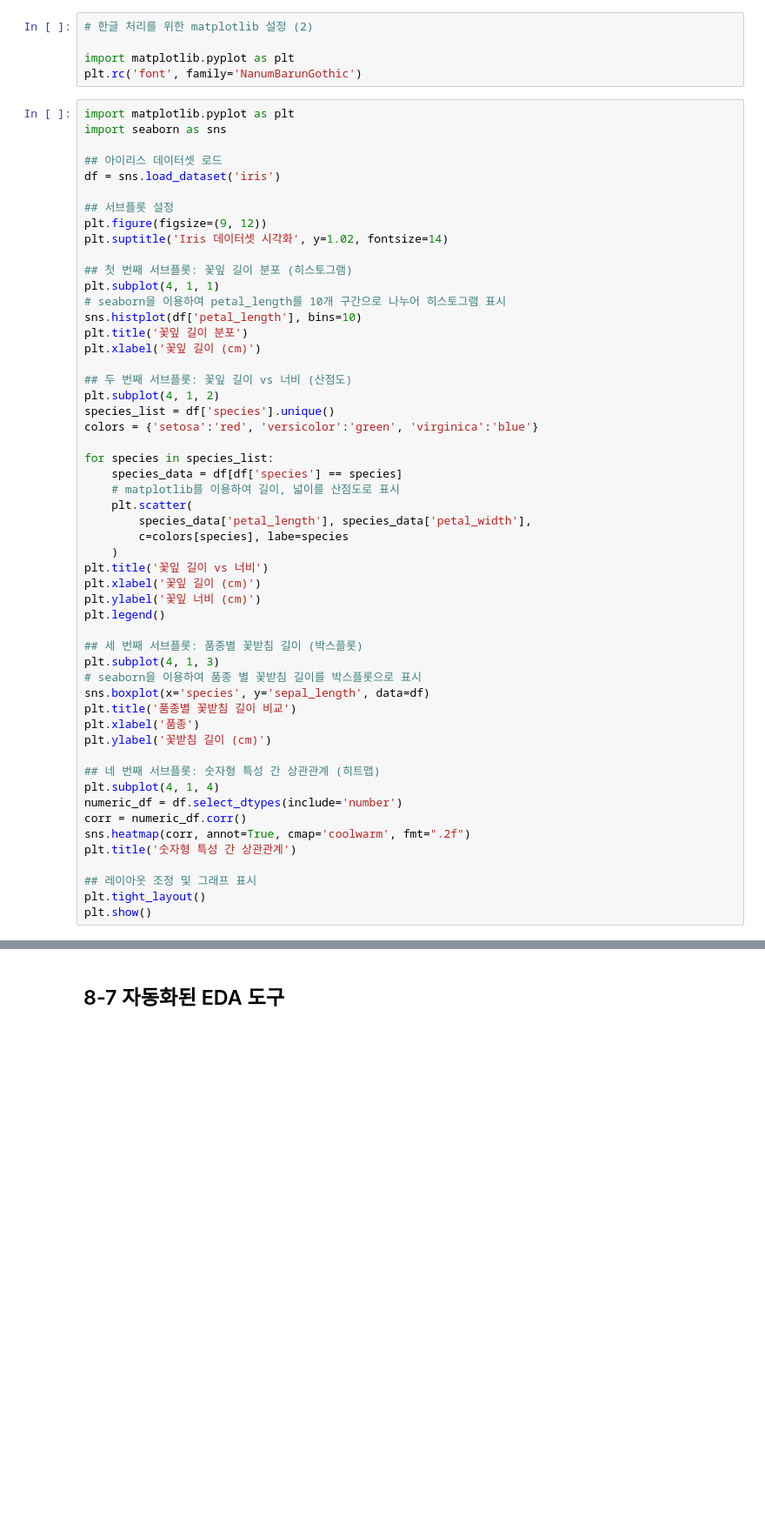
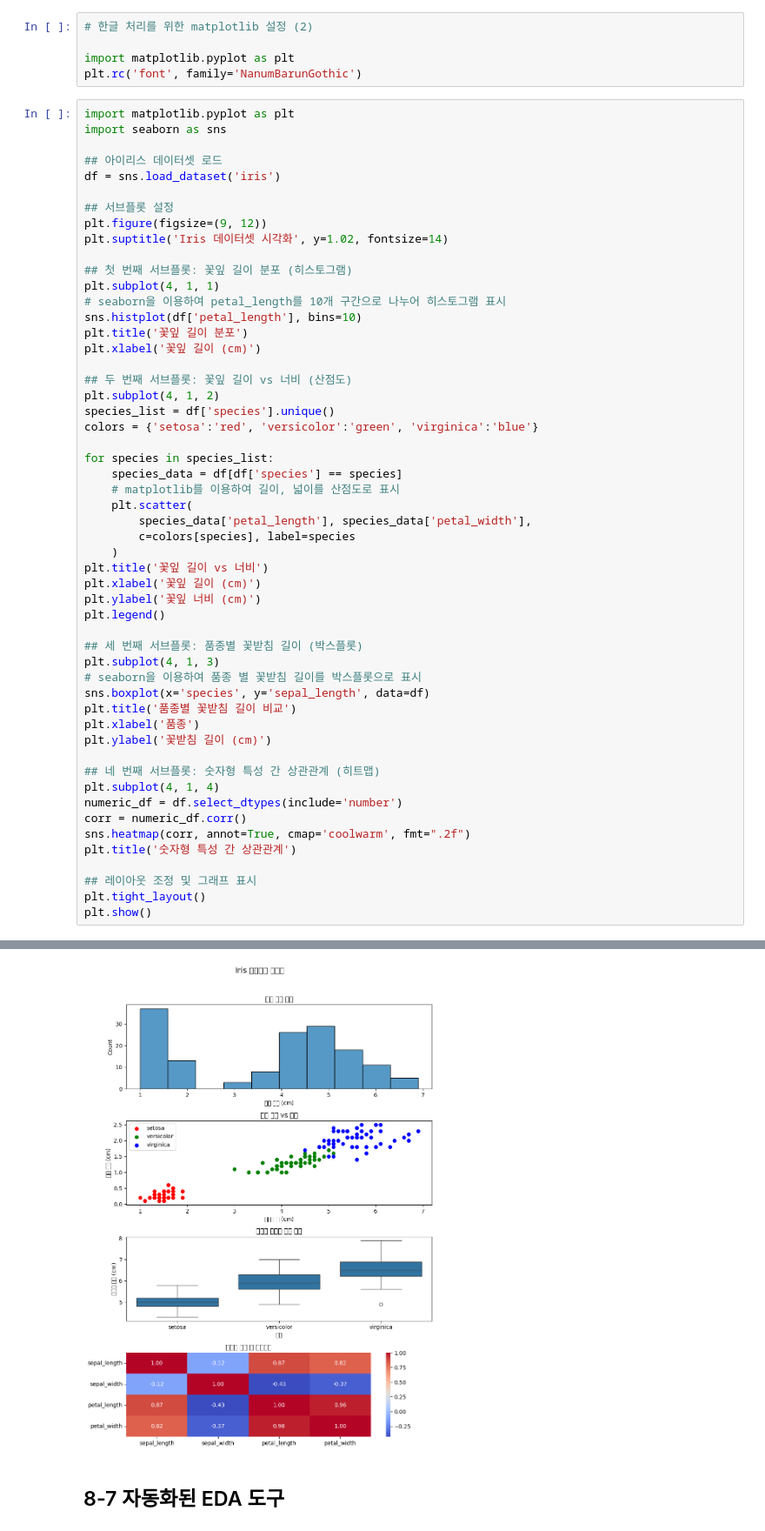
Before and after one commit to LDoHun/Data-Analysis-with-Open-Source, a Jupyter notebook: 오픈소스_데이터_분석_8강.ipynb, the cells around one changed output, grey strips where cells are left out. Shown at 87% size. Cells and saved outputs as stored; diff of their text form; blank space fills up the shorter version.

```diff
--- a/오픈소스_데이터_분석_8강.ipynb
+++ b/오픈소스_데이터_분석_8강.ipynb
@@ -201,7 +236,7 @@ for species in species_list:
     # matplotlib를 이용하여 길이, 넓이를 산점도로 표시
     plt.scatter(
         species_data['petal_length'], species_data['petal_width'],
-        c=colors[species], labe=species
+        c=colors[species], label=species
     )
 plt.title('꽃잎 길이 vs 너비')
 plt.xlabel('꽃잎 길이 (cm)')
@@ -226,3 +261,4 @@ plt.title('숫자형 특성 간 상관관계')
 ## 레이아웃 조정 및 그래프 표시
 plt.tight_layout()
 plt.show()
+# %% [output]
@@ -229,3 +282,4 @@ plt.show()
+[figure, added]
 # %% [markdown]
 ## 8-7 자동화된 EDA 도구
 # %%
```
Also changed, not shown: parts of 6 cells of this notebook.
